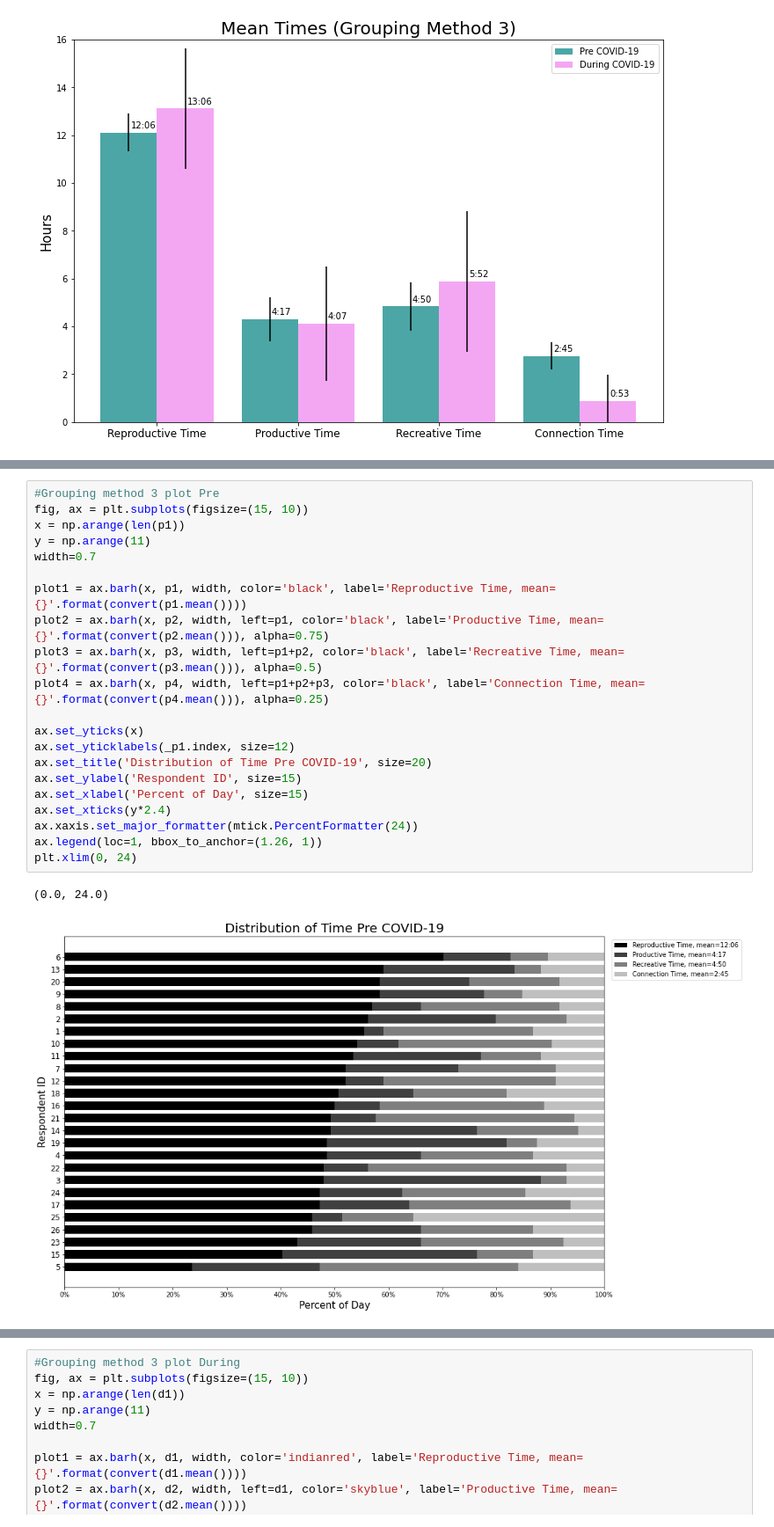
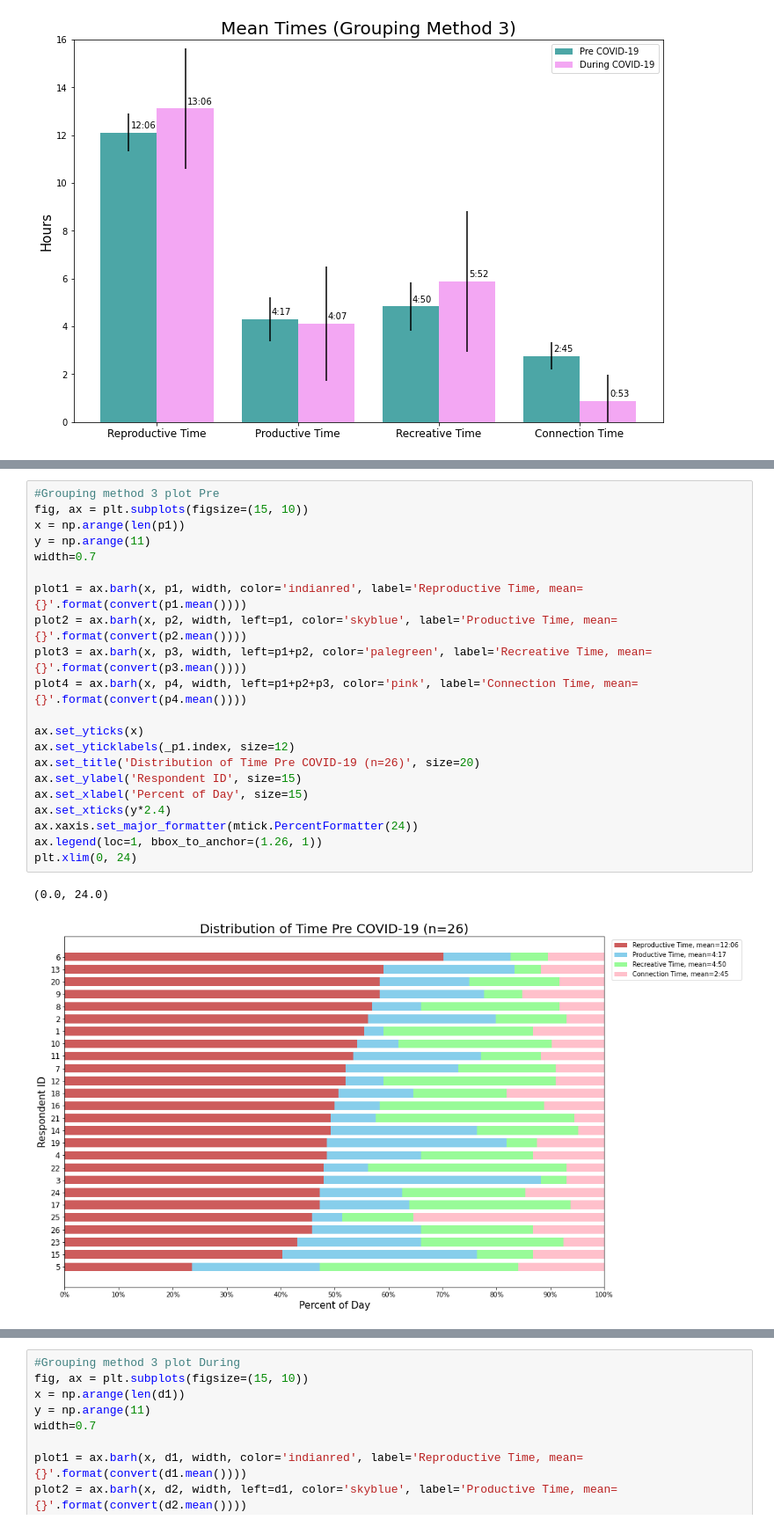
Before and after one commit to tommiehayes/Time-use-Analysis, a Jupyter notebook: Time use Analysis.ipynb, the cells around one changed output, grey strips where cells are left out. Shown at 88% size. Cells and saved outputs as stored; diff of their text form.

Commit message:
Distribution of Time Graphs

```diff
--- a/Time use Analysis.ipynb
+++ b/Time use Analysis.ipynb
@@ -447,27 +457,27 @@ d4 = np.array(_d4)
 # %%
 #Grouping method 3 plot Pre
 fig, ax = plt.subplots(figsize=(15, 10))
 x = np.arange(len(p1))
 y = np.arange(11)
 width=0.7
 
-plot1 = ax.barh(x, p1, width, color='black', label='Reproductive Time, mean={}'.format(convert(p1.mean())))
-plot2 = ax.barh(x, p2, width, left=p1, color='black', label='Productive Time, mean={}'.format(convert(p2.mean())), alpha=0.75)
-plot3 = ax.barh(x, p3, width, left=p1+p2, color='black', label='Recreative Time, mean={}'.format(convert(p3.mean())), alpha=0.5)
-plot4 = ax.barh(x, p4, width, left=p1+p2+p3, color='black', label='Connection Time, mean={}'.format(convert(p4.mean())), alpha=0.25)
+plot1 = ax.barh(x, p1, width, color='indianred', label='Reproductive Time, mean={}'.format(convert(p1.mean())))
+plot2 = ax.barh(x, p2, width, left=p1, color='skyblue', label='Productive Time, mean={}'.format(convert(p2.mean())))
+plot3 = ax.barh(x, p3, width, left=p1+p2, color='palegreen', label='Recreative Time, mean={}'.format(convert(p3.mean())))
+plot4 = ax.barh(x, p4, width, left=p1+p2+p3, color='pink', label='Connection Time, mean={}'.format(convert(p4.mean())))
 
 ax.set_yticks(x)
 ax.set_yticklabels(_p1.index, size=12)
-ax.set_title('Distribution of Time Pre COVID-19', size=20)
+ax.set_title('Distribution of Time Pre COVID-19 (n=26)', size=20)
 ax.set_ylabel('Respondent ID', size=15)
 ax.set_xlabel('Percent of Day', size=15)
 ax.set_xticks(y*2.4)
 ax.xaxis.set_major_formatter(mtick.PercentFormatter(24))
 ax.legend(loc=1, bbox_to_anchor=(1.26, 1))
 plt.xlim(0, 24)
 # %% [output]
 (0.0, 24.0)
-[figure, old version]
+[figure, new version]
 # %%
 #Grouping method 3 plot Pre
 fig, ax = plt.subplots(figsize=(15, 10))
```
Also changed, not shown: parts of 7 cells of this notebook.
